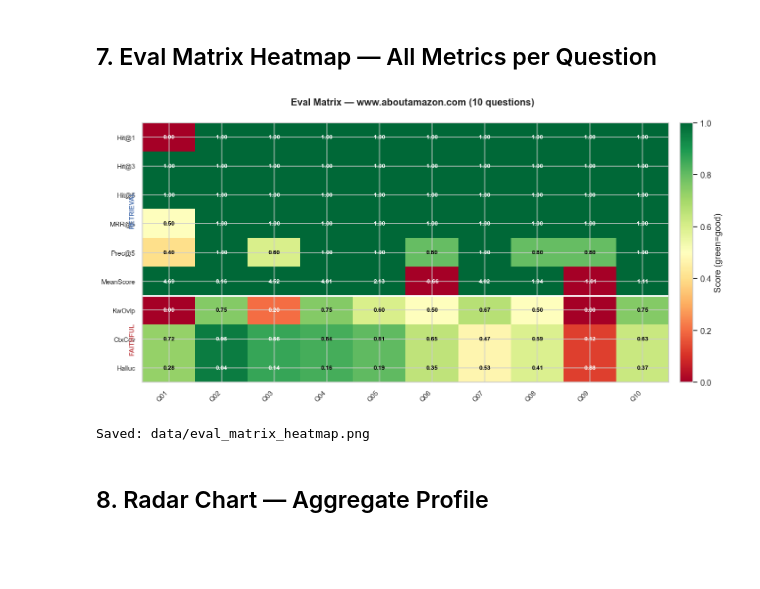
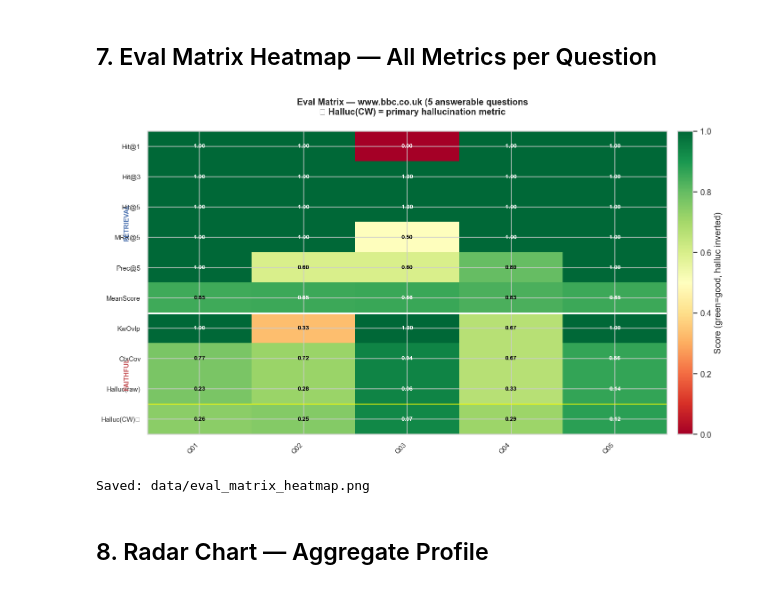
Before and after one commit to shivashrestha/web-intelligence, a Jupyter notebook: backend/rag_eval_single.ipynb, the cells around one changed output. Drawn from its saved outputs; the diff is of its cells as text; code cells hidden in the pictures; blank space fills up the shorter version.

```diff
--- a/backend/rag_eval_single.ipynb
+++ b/backend/rag_eval_single.ipynb
@@ -199,9 +335,14 @@ Loaded 10 preset questions for [www.aboutamazon.com]
 # %% [markdown]
 ## 3. Run Retrieval Evaluation
 # %%
+def _norm_kw(s: str) -> str:
+    """Normalise for matching: lowercase, strip hyphens/underscores/spaces."""
+    return re.sub(r'[-_\s]', '', s.lower())
+
 def chunk_hit(chunk_text: str, keywords: list) -> bool:
-    t = chunk_text.lower()
-    return any(kw.lower() in t for kw in keywords)
+    # Normalise both sides: 'ecommerce' matches 'e-commerce' in chunk text
+    t_norm = _norm_kw(chunk_text)
+    return any(_norm_kw(kw) in t_norm for kw in keywords)
 
 def retrieval_metrics(results: list, keywords: list, ks=(1, 3, 5)) -> dict:
     rel = [chunk_hit(r['chunk']['text'], keywords) for r in results]
@@ -214,10 +355,12 @@ def retrieval_metrics(results: list, keywords: list, ks=(1, 3, 5)) -> dict:
     m['top_scores'] = scores[:5]
     return m
 
+# ── Run retrieval eval on ANSWERABLE questions only ───────────────────────────
+# Unanswerable questions belong to the rejection-rate track (Section 4 eval)
 retrieval_rows = []
-print(f'Retrieval eval — top_k={TOP_K}\n')
+print(f'Retrieval eval — top_k={TOP_K} | {len(ANSWERABLE_QA)} answerable questions\n')
 
-for i, qa in enumerate(EVAL_QA):
+for i, qa in enumerate(ANSWERABLE_QA):
     try:
         results = STORE.query(SESSION_ID, qa['q'], top_k=TOP_K)
         m = retrieval_metrics(results, qa['kw'])
@@ -229,8 +372,8 @@ for i, qa in enumerate(EVAL_QA):
 
     retrieval_rows.append({'idx': i + 1, **qa, 'results': results, **m})
     tag = 'HIT' if m['hit@5'] else 'MISS'
-    print(f'  [{tag}] Q{i+1:02d} hit@1={m["hit@1"]} hit@3={m["hit@3"]} '
+    print(f'  [{tag}] A{i+1:02d} hit@1={m["hit@1"]} hit@3={m["hit@3"]} '
           f'hit@5={m["hit@5"]} mrr={m["mrr@5"]:.2f} score={m["mean_score"]:.3f} | {qa["q"][:55]}')
 
-print('\nRetrieval done.')
+print('\nRetrieval done (answerable track).')
 # %% [output]
@@ -439,8 +983,10 @@ Saved: data/eval_faithfulness_chart.png
 # %% [markdown]
 ## 7. Eval Matrix Heatmap — All Metrics per Question
 # %%
-n = len(EVAL_QA)
-metric_names = ['Hit@1', 'Hit@3', 'Hit@5', 'MRR@5', 'Prec@5', 'MeanScore', 'KwOvlp', 'CtxCov', 'Halluc']
+n = len(ANSWERABLE_QA)
+hall_cw_vals = [r['hallucination_cw'] for r in faithfulness_rows]
+metric_names = ['Hit@1', 'Hit@3', 'Hit@5', 'MRR@5', 'Prec@5', 'MeanScore',
+                'KwOvlp', 'CtxCov', 'Halluc(raw)', 'Halluc(CW)★']
 
 matrix = np.array([
     [r['hit@1'] for r in retrieval_rows],
@@ -452,53 +998,49 @@ matrix = np.array([
     [r['kw_overlap'] for r in faithfulness_rows],
     [r['ctx_coverage'] for r in faithfulness_rows],
     [r['hallucination'] for r in faithfulness_rows],
+    hall_cw_vals,
 ])
 
-# Invert Hallucination for display (lower halluc = greener = better)
 display_matrix = matrix.copy()
-display_matrix[8] = 1.0 - display_matrix[8]  # flip: high = good
+display_matrix[8] = 1.0 - display_matrix[8]   # flip raw halluc
+display_matrix[9] = 1.0 - display_matrix[9]   # flip CW halluc
 
-row_labels = metric_names
 col_labels = [f'Q{r["idx"]:02d}' for r in retrieval_rows]
 
-fig, ax = plt.subplots(figsize=(max(12, n * 1.0), 6))
-fig.suptitle(f'Eval Matrix — {SITE_LABEL} ({n} questions)', fontsize=13, fontweight='bold')
+fig, ax = plt.subplots(figsize=(max(12, n * 1.0), 7))
+fig.suptitle(f'Eval Matrix — {SITE_LABEL} ({n} answerable questions\n★ Halluc(CW) = primary hallucination metric',
+             fontsize=12, fontweight='bold')
 
 im = ax.imshow(display_matrix, cmap='RdYlGn', vmin=0, vmax=1, aspect='auto')
 
-ax.set_xticks(np.arange(n))
-ax.set_yticks(np.arange(len(metric_names)))
+ax.set_xticks(np.arange(n)); ax.set_yticks(np.arange(len(metric_names)))
 ax.set_xticklabels(col_labels, fontsize=9)
-ax.set_yticklabels(row_labels, fontsize=9)
+ax.set_yticklabels(metric_names, fontsize=9)
 plt.setp(ax.get_xticklabels(), rotation=45, ha='right')
 
-# Annotate cells
 for i in range(len(metric_names)):
     for j in range(n):
         val = matrix[i, j]
         disp_val = display_matrix[i, j]
         text_color = 'black' if 0.3 < disp_val < 0.85 else 'white'
         ax.text(j, i, f'{val:.2f}', ha='center', va='center',
                 fontsize=8, color=text_color, fontweight='bold')
 
-# Row separators between retrieval and faithfulness blocks
 ax.axhline(5.5, color='white', lw=2)
+ax.axhline(8.5, color='yellow', lw=1.5, alpha=0.6)
 
-# Labels for blocks
 ax.text(-0.7, 2.5, 'RETRIEVAL', ha='center', va='center', rotation=90,
-        fontsize=9, fontweight='bold', color='#4C72B0',
-        transform=ax.transData)
-ax.text(-0.7, 7.0, 'FAITHFUL', ha='center', va='center', rotation=90,
-        fontsize=9, fontweight='bold', color='#C44E52',
-        transform=ax.transData)
+        fontsize=9, fontweight='bold', color='#4C72B0', transform=ax.transData)
+ax.text(-0.7, 7.5, 'FAITHFUL', ha='center', va='center', rotation=90,
+        fontsize=9, fontweight='bold', color='#C44E52', transform=ax.transData)
 
-plt.colorbar(im, ax=ax, fraction=0.03, pad=0.02, label='Score (green=good)')
+plt.colorbar(im, ax=ax, fraction=0.03, pad=0.02, label='Score (green=good, halluc inverted)')
 plt.tight_layout()
 plt.savefig(DATA_DIR / 'eval_matrix_heatmap.png', bbox_inches='tight')
 plt.show()
 print('Saved: data/eval_matrix_heatmap.png')
 # %% [output]
-[figure, old version]
+[figure, new version]
 Saved: data/eval_matrix_heatmap.png
 # %% [markdown]
 ## 8. Radar Chart — Aggregate Profile
```
Also changed, not shown: parts of 24 cells of this notebook, 10 other files.
